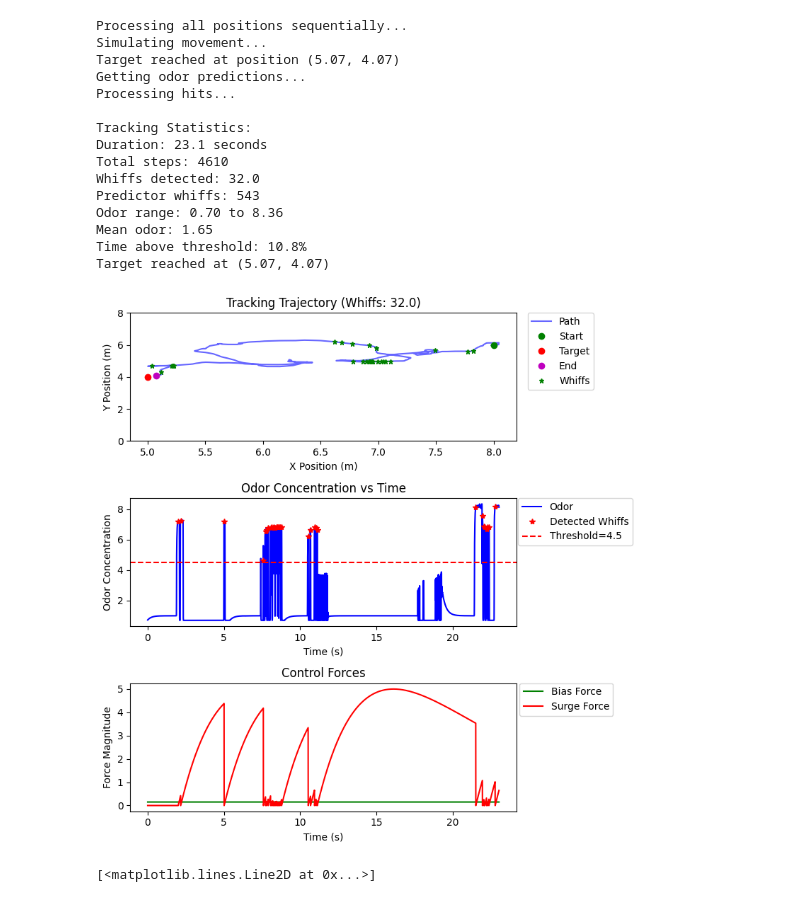
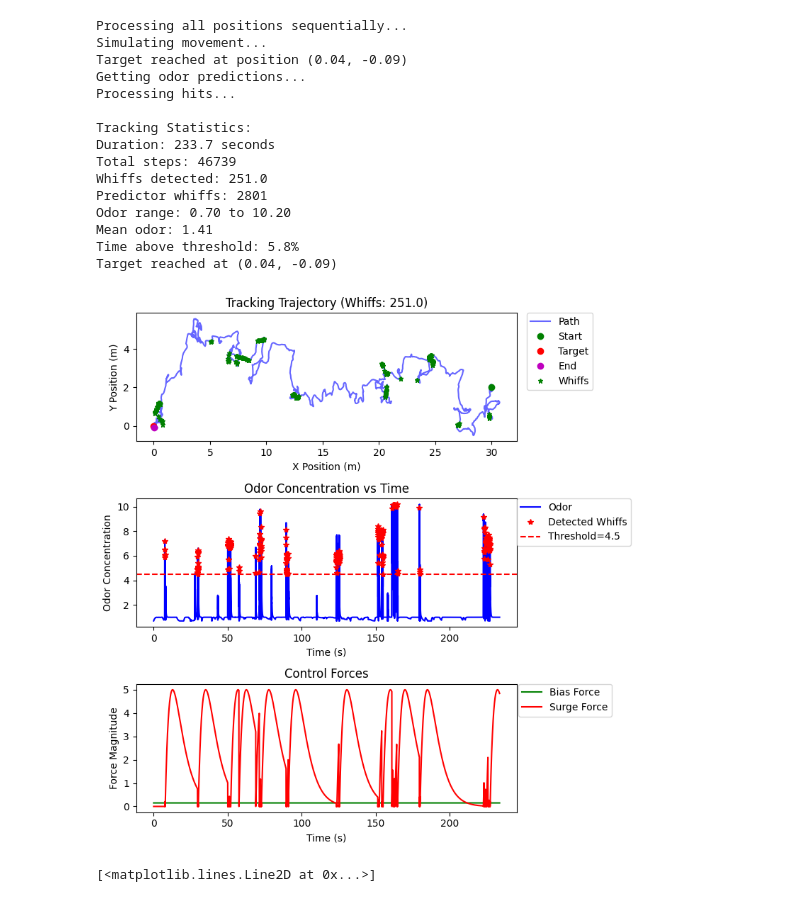
Before and after one commit to arunavanag591/COSMOS, a Jupyter notebook: plume_simulator.ipynb, the cells around one changed output. Cells and saved outputs as stored; diff of their text form; code cells hidden in the pictures.

```diff
--- a/plume_simulator.ipynb
+++ b/plume_simulator.ipynb
@@ -244,7 +246,7 @@ def tracking(predictor, bounds, start_pos, target_pos, surge_agent, target_weigh
         axs[0].plot(xs[hit_points, 0], xs[hit_points, 1], 'g*', markersize=5, label='Whiffs')
     axs[0].set_xlabel('X Position (m)')
     axs[0].set_ylabel('Y Position (m)')
-    axs[0].set_ylim(0, 8)
+    # axs[0].set_ylim(0, 8)
     axs[0].set_title(f'Tracking Trajectory (Whiffs: {np.sum(hits)})')
     axs[0].legend(bbox_to_anchor=(1.2, 1), loc='upper right', borderaxespad=0.)
 
@@ -284,13 +286,13 @@ def tracking(predictor, bounds, start_pos, target_pos, surge_agent, target_weigh
 # %%
 if __name__ == "__main__":
         # Initialize odor predictor
-    dirname = '../data/simulator/rigolli/'
-    hmap_data = np.load(str(dirname) + "hmap_with_edges.npz")
+    dirname = '../data/simulator/hws/'
+    hmap_data = np.load(str(dirname) + "hmap.npz")
     fdf = pd.read_hdf(str(dirname) + 'whiff.h5')
     fdf_nowhiff = pd.read_hdf(str(dirname) + 'nowhiff.h5')
 
     predictor = SimpleOdorPredictor(
-        fitted_p_heatmap=hmap_data['fitted_p_heatmap'],
+        fitted_p_heatmap=hmap_data['fitted_heatmap'],
         xedges=hmap_data['xedges'],
         yedges=hmap_data['yedges'],
         fdf=fdf,
@@ -298,46 +300,46 @@ if __name__ == "__main__":
     )
 
     # Set up tracking parameters
-    bounds = [(5, 40), (0, 8)]
-    start_pos = np.array([8.0, 6.0])
-    target_pos = np.array([5.0, 4.0])  # Target position (can be modified)
+    bounds = [(0, 50), (-20, 20)]
+    start_pos = np.array([30.0, 2.0])
+    target_pos = np.array([0.0, 0.0])  # Target position (can be modified)
 
     # Create surge-cast agent
     surge_agent = SurgeCastAgent(
         tau=0.42,           # Timescale of turning
         noise=5,            # Noise for casting
         bias=0.15,          # Reduced casting bias
         threshold=4.5,      # Threshold for whiff detection
         hit_trigger='peak',
         surge_amp=5.0,      # Surge amplitude
         tau_surge=5,        # Surge duration
         bounds=bounds
     )
 
     # Additional tracking parameters
     target_weight = 0.3     # Weight for target-seeking behavior (0-1)
     plume_timeout = 10.0    # Seconds before increasing target bias
     closest_to_source =0.1
     # Simulation parameters
-    sim_duration = 60.0  # seconds
+    sim_duration = 250.0  # seconds
 
 
     result, trajectories, time = tracking(predictor, bounds, start_pos, target_pos, surge_agent, target_weight, plume_timeout, closest_to_source, sim_duration)
 # %% [output]
 Processing all positions sequentially...
 Simulating movement...
-Target reached at position (5.07, 4.07)
+Target reached at position (0.04, -0.09)
 Getting odor predictions...
 Processing hits...
 
 Tracking Statistics:
-Duration: 23.1 seconds
-Total steps: 4610
-Whiffs detected: 32.0
-Predictor whiffs: 543
-Odor range: 0.70 to 8.36
-Mean odor: 1.65
-Time above threshold: 10.8%
-Target reached at (5.07, 4.07)
+Duration: 233.7 seconds
+Total steps: 46739
+Whiffs detected: 251.0
+Predictor whiffs: 2801
+Odor range: 0.70 to 10.20
+Mean odor: 1.41
+Time above threshold: 5.8%
+Target reached at (0.04, -0.09)
-[figure, old version]
+[figure, new version]
 # %%
```
Also changed, not shown: parts of 2 cells of this notebook, 2 other files.
